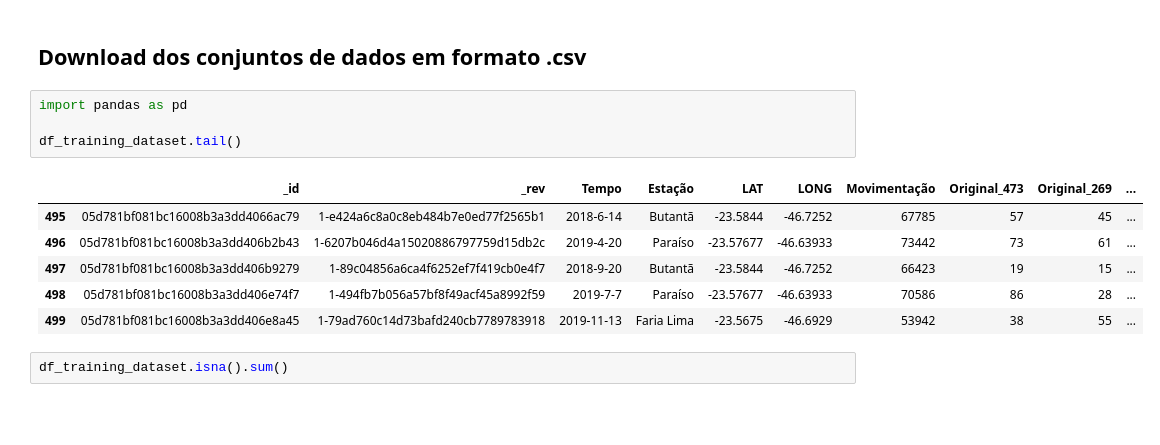
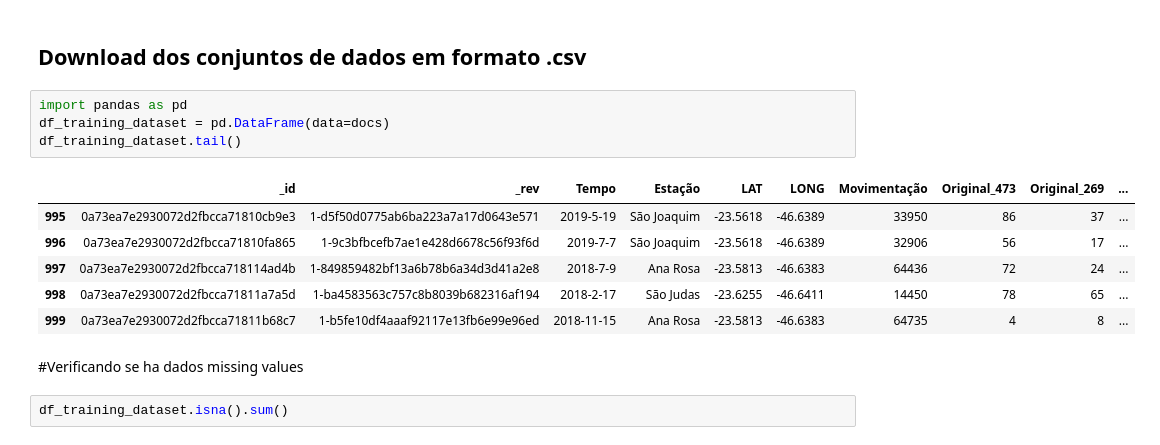
Before and after one commit to FabianoAlexandre/MBTC-TNT-Application-IOT, a Jupyter notebook: Desafio7_TNT.ipynb, the cells around one changed output. Saved outputs shown, nothing was run; the diff lists cells and outputs as text; blank space fills up the shorter version.

```diff
--- a/Desafio7_TNT.ipynb
+++ b/Desafio7_TNT.ipynb
@@ -93,15 +64,17 @@ with open("C:\Users\fabia\OneDrive\Documentos", 'w', newline='') as saida:
 ## Download dos conjuntos de dados em formato .csv
 # %%
 import pandas as pd
-
+df_training_dataset = pd.DataFrame(data=docs)
 df_training_dataset.tail()
 # %% [output]
 |  | _id | _rev | Tempo | Estação | LAT | LONG | Movimentação | Original_473 | Original_269 | ... |
-| 495 | 05d781bf081bc16008b3a3dd4066ac79 | 1-e424a6c8a0c8eb484b7e0ed77f2565b1 | 2018-6-14 | Butantã | -23.5844 | -46.7252 | 67785 | 57 | 45 | ... |
-| 496 | 05d781bf081bc16008b3a3dd406b2b43 | 1-6207b046d4a15020886797759d15db2c | 2019-4-20 | Paraíso | -23.57677 | -46.63933 | 73442 | 73 | 61 | ... |
-| 497 | 05d781bf081bc16008b3a3dd406b9279 | 1-89c04856a6ca4f6252ef7f419cb0e4f7 | 2018-9-20 | Butantã | -23.5844 | -46.7252 | 66423 | 19 | 15 | ... |
-| 498 | 05d781bf081bc16008b3a3dd406e74f7 | 1-494fb7b056a57bf8f49acf45a8992f59 | 2019-7-7 | Paraíso | -23.57677 | -46.63933 | 70586 | 86 | 28 | ... |
-| 499 | 05d781bf081bc16008b3a3dd406e8a45 | 1-79ad760c14d73bafd240cb7789783918 | 2019-11-13 | Faria Lima | -23.5675 | -46.6929 | 53942 | 38 | 55 | ... |
+| 995 | 0a73ea7e2930072d2fbcca71810cb9e3 | 1-d5f50d0775ab6ba223a7a17d0643e571 | 2019-5-19 | São Joaquim | -23.5618 | -46.6389 | 33950 | 86 | 37 | ... |
+| 996 | 0a73ea7e2930072d2fbcca71810fa865 | 1-9c3bfbcefb7ae1e428d6678c56f93f6d | 2019-7-7 | São Joaquim | -23.5618 | -46.6389 | 32906 | 56 | 17 | ... |
+| 997 | 0a73ea7e2930072d2fbcca718114ad4b | 1-849859482bf13a6b78b6a34d3d41a2e8 | 2018-7-9 | Ana Rosa | -23.5813 | -46.6383 | 64436 | 72 | 24 | ... |
+| 998 | 0a73ea7e2930072d2fbcca71811a7a5d | 1-ba4583563c757c8b8039b682316af194 | 2018-2-17 | São Judas | -23.6255 | -46.6411 | 14450 | 78 | 65 | ... |
+| 999 | 0a73ea7e2930072d2fbcca71811b68c7 | 1-b5fe10df4aaaf92117e13fb6e99e96ed | 2018-11-15 | Ana Rosa | -23.5813 | -46.6383 | 64735 | 4 | 8 | ... |
+# %% [markdown]
+#Verificando se ha dados missing values
 # %%
 df_training_dataset.isna().sum()
 # %% [output]
```
Also changed, not shown: parts of 29 cells of this notebook.
